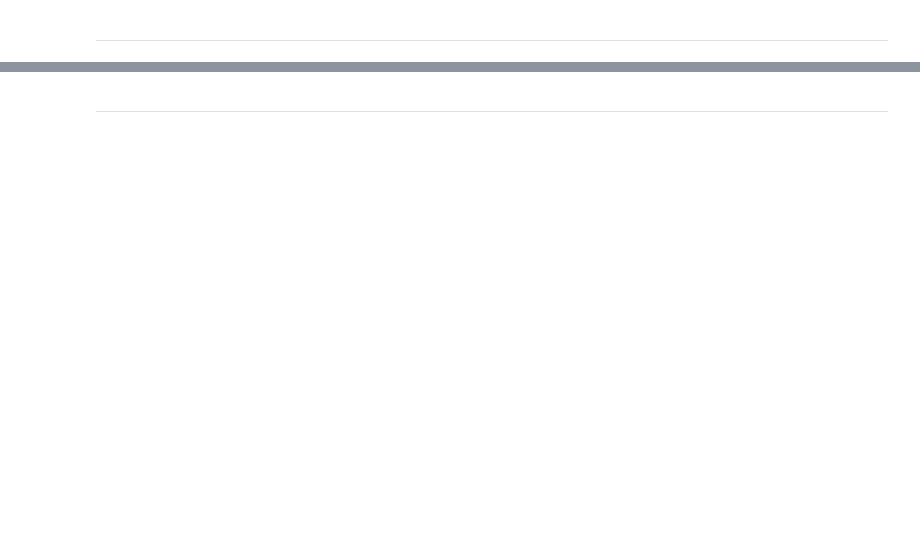
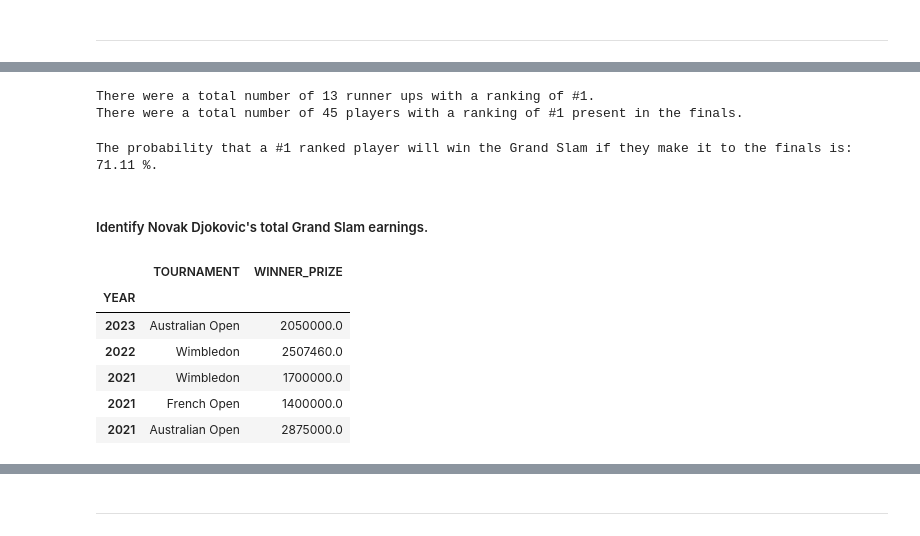
Before and after one commit to carnifast/demo-2, a Jupyter notebook: demo_2.ipynb, the cells around one changed output, grey strips where cells are left out. Drawn from its saved outputs; the diff is of its cells as text; code cells hidden in the pictures; blank space fills up the shorter version.

```diff
--- a/demo_2.ipynb
+++ b/demo_2.ipynb
@@ -88,0 +140,37 @@ df.head()
+# %%
+# Count number of runner-ups with rank #1 and total number of #1 present in finals.
+# Count the number of runner ups with RUNNER-UP_ATP_RANKING = 1.
+# Use a for loop to iterate through the RUNNER-UP_ATP_RANKING column and an if statement to check if the runner up's ranking is equal to 1.
+# If the runner up's ranking is equal to 1, add 1 to the counter variable.
+runner_ups_rank_1 = 0
+
+for i in winners['RUNNER-UP_ATP_RANKING']:
+    if i == 1:
+        runner_ups_rank_1 += 1
+
+print('There were a total number of', runner_ups_rank_1, 'runner ups with a ranking of #1.')
+
+# Sum the number of times a player with a ranking of #1 was present in the finals.
+total_rank1_in_finals = runner_ups_rank_1 + winners_rankings[1.0]
+print('There were a total number of', total_rank1_in_finals, 'players with a ranking of #1 present in the finals.')
+# %% [output]
+There were a total number of 13 runner ups with a ranking of #1.
+There were a total number of 45 players with a ranking of #1 present in the finals.
+# %%
+# Calculate the probability that a #1 ranked player will win the Grand Slam if they make it to the finals.
+# Use statistical analysis to do this.
+# The probability of an event is equal to the number of times the event occurs divided by the total number of possible outcomes.
+# The event is a #1 ranked player winning the Grand Slam if they make it to the finals.
+# The total number of possible outcomes is the number of times a #1 ranked player was present in the finals.
+winners_rank_1 = total_rank1_in_finals - runner_ups_rank_1
+
+probability_rank1_wins = winners_rank_1 / total_rank1_in_finals
+
+# Use the round function to round the probability to 2 decimal places.
+probability_rank1_wins = round(probability_rank1_wins*100, 2)
+
+print('The probability that a #1 ranked player will win the Grand Slam if they make it to the finals is:', probability_rank1_wins, '%.')
+# %% [output]
+The probability that a #1 ranked player will win the Grand Slam if they make it to the finals is: 71.11 %.
+# %% [markdown]
+##### Identify Novak Djokovic's total Grand Slam earnings.
@@ -88,0 +185,14 @@ df.head()
+# %%
+# Of this dataframe, retain only the columns containing the tournament and the price money won.
+# I use the .loc() function to index the dataframe.
+djokovic_wins = djokovic_wins.loc[:, ['TOURNAMENT', 'WINNER_PRIZE']]
+
+djokovic_wins.head()
+# %% [output]
+|  | TOURNAMENT | WINNER_PRIZE |
+| YEAR |  |  |
+| 2023 | Australian Open | 2050000.0 |
+| 2022 | Wimbledon | 2507460.0 |
+| 2021 | Wimbledon | 1700000.0 |
+| 2021 | French Open | 1400000.0 |
+| 2021 | Australian Open | 2875000.0 |
```
Also changed, not shown: parts of 34 cells of this notebook.
